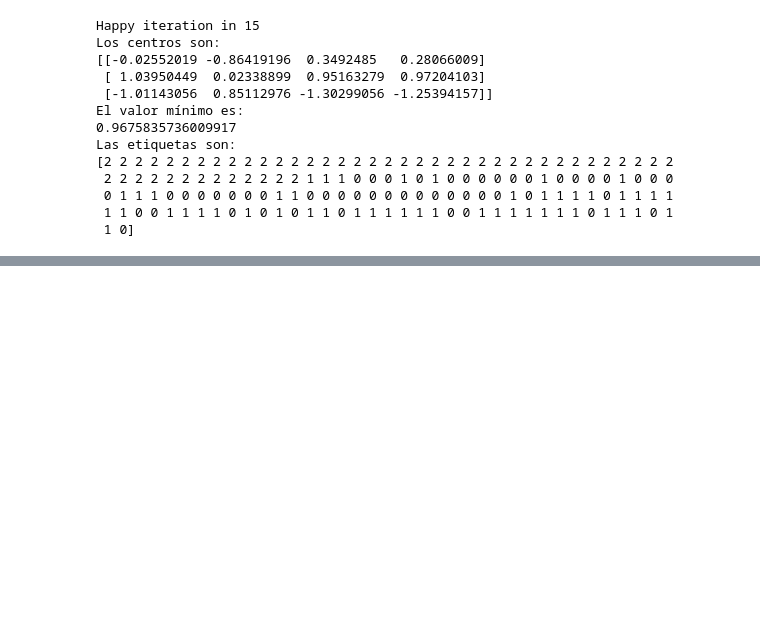
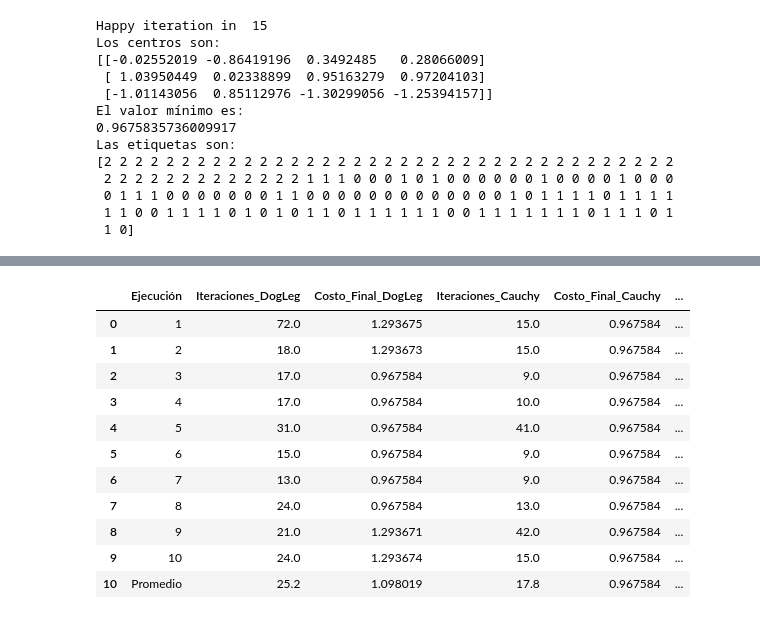
Before and after one commit to EduardoVelazquezBarragan/Trust-Region-K-Means, a Jupyter notebook: k-means.ipynb, the cells around one changed output, grey strips where cells are left out. Saved outputs shown, nothing was run; the diff lists cells and outputs as text; code cells hidden in the pictures; blank space fills up the shorter version.

Commit message:
Se agrega análisis de la convergencia.

```diff
--- a/k-means.ipynb
+++ b/k-means.ipynb
@@ -193,0 +67,15 @@ Accuracy: 83.33%
+# %%
+#Comparacion usando el punto de cauchy
+w_opt_flat_cauch,iteraciones = mRC_SR1(f=f_objetivo, x0=w0_flat, maxDelta=10.0, imax=200, tol=1e-4, delta=1.0, dogLeg=False)
+
+print("Happy iteration in ", iteraciones)
+# Reconstruimos los centroides
+W_opt_cauch = w_opt_flat_cauch.reshape((k, d))
+
+print("Los centros son: ")
+print(W_opt_cauch)
+print("El valor mínimo es: ")
+print(f_objetivo(W_opt_cauch))
+labels_pred_cauch = asignaciones_duras(X_scaled, W_opt_cauch)
+print("Las etiquetas son: ")
+print(labels_pred_cauch)
@@ -193,0 +96,66 @@ Accuracy: 83.33%
+# %%
+#Analisis de convergencia
+
+
+
+historial_iteraciones = []
+historial_costos = []
+
+historial_iteraciones_cauchy = []
+historial_costos_cauchy = []
+
+for i in range(10):
+    W0_random = np.random.randn(k, d)
+    w0_flat_random = W0_random.flatten()
+
+    w_opt, iteraciones = mRC_SR1(
+        f=f_objetivo, x0=w0_flat_random,
+        maxDelta=10.0, imax=200, tol=1e-4, delta=1.0, dogLeg=True
+    )
+
+    # Evaluamos el costo (la función objetivo) en el punto final encontrado
+    costo_final = f_objetivo(w_opt)
+
+    historial_iteraciones.append(iteraciones)
+    historial_costos.append(costo_final)
+
+    w_opt, iteraciones = mRC_SR1(
+        f=f_objetivo, x0=w0_flat_random,
+        maxDelta=10.0, imax=200, tol=1e-4, delta=1.0, dogLeg=False
+    )
+
+    costo_final = f_objetivo(w_opt)
+
+    historial_iteraciones_cauchy.append(iteraciones)
+    historial_costos_cauchy.append(costo_final)
+
+# Calcular el mejor costo encontrado en todas las ejecuciones
+optimal_cost = min(historial_costos + historial_costos_cauchy)
+
+df_convergencia = pd.DataFrame({
+    'Ejecución': range(1, 11),
+    'Iteraciones_DogLeg': historial_iteraciones,
+    'Costo_Final_DogLeg': historial_costos,
+    'Iteraciones_Cauchy': historial_iteraciones_cauchy,
+    'Costo_Final_Cauchy': historial_costos_cauchy
+})
+
+
+df_convergencia['Error_DogLeg']  = df_convergencia['Costo_Final_DogLeg']  - optimal_cost
+df_convergencia['Error_Cauchy']  = df_convergencia['Costo_Final_Cauchy'] - optimal_cost
+
+promedios = {
+    'Ejecución': 'Promedio',
+    'Iteraciones_DogLeg': np.mean(historial_iteraciones),
+    'Costo_Final_DogLeg': np.mean(historial_costos),
+    'Iteraciones_Cauchy': np.mean(historial_iteraciones_cauchy),
+    'Costo_Final_Cauchy': np.mean(historial_costos_cauchy),
+    'Error_DogLeg': np.mean([c - optimal_cost for c in historial_costos]),
+    'Error_Cauchy': np.mean([c - optimal_cost for c in historial_costos_cauchy])
+}
+
+df_convergencia = pd.concat([df_convergencia, pd.DataFrame([promedios])], ignore_index=True)
+
+print("Tabla de convergencia (10 inicializaciones aleatorias):")
+display(df_convergencia.round(6))
+# %% [output]
@@ -193,0 +163,12 @@ Accuracy: 83.33%
+|  | Ejecución | Iteraciones_DogLeg | Costo_Final_DogLeg | Iteraciones_Cauchy | Costo_Final_Cauchy | ... |
+| 0 | 1 | 72.0 | 1.293675 | 15.0 | 0.967584 | ... |
+| 1 | 2 | 18.0 | 1.293673 | 15.0 | 0.967584 | ... |
+| 2 | 3 | 17.0 | 0.967584 | 9.0 | 0.967584 | ... |
+| 3 | 4 | 17.0 | 0.967584 | 10.0 | 0.967584 | ... |
+| 4 | 5 | 31.0 | 0.967584 | 41.0 | 0.967584 | ... |
+| 5 | 6 | 15.0 | 0.967584 | 9.0 | 0.967584 | ... |
+| 6 | 7 | 13.0 | 0.967584 | 9.0 | 0.967584 | ... |
+| 7 | 8 | 24.0 | 0.967584 | 13.0 | 0.967584 | ... |
+| 8 | 9 | 21.0 | 1.293671 | 42.0 | 0.967584 | ... |
+| 9 | 10 | 24.0 | 1.293674 | 15.0 | 0.967584 | ... |
+| 10 | Promedio | 25.2 | 1.098019 | 17.8 | 0.967584 | ... |
```
Also changed, not shown: parts of 11 cells of this notebook.
